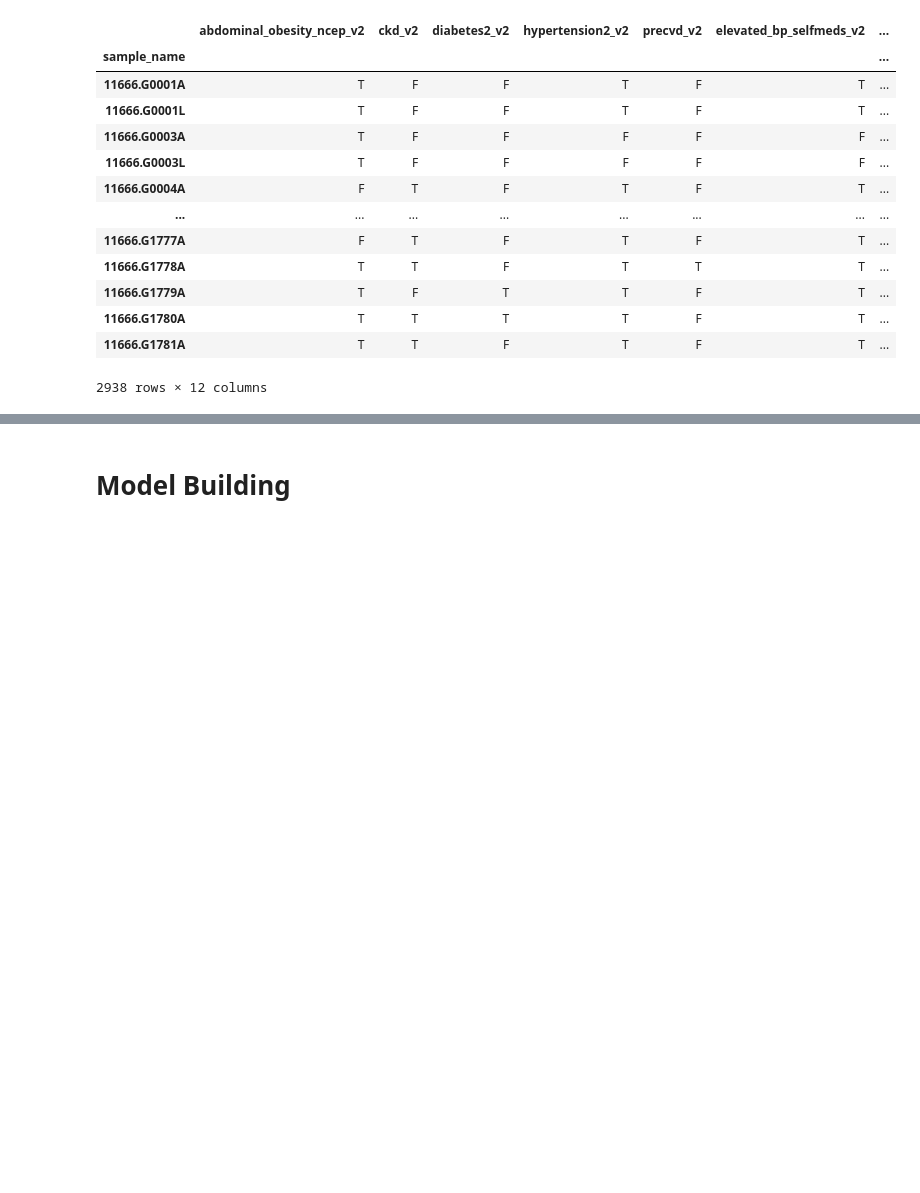
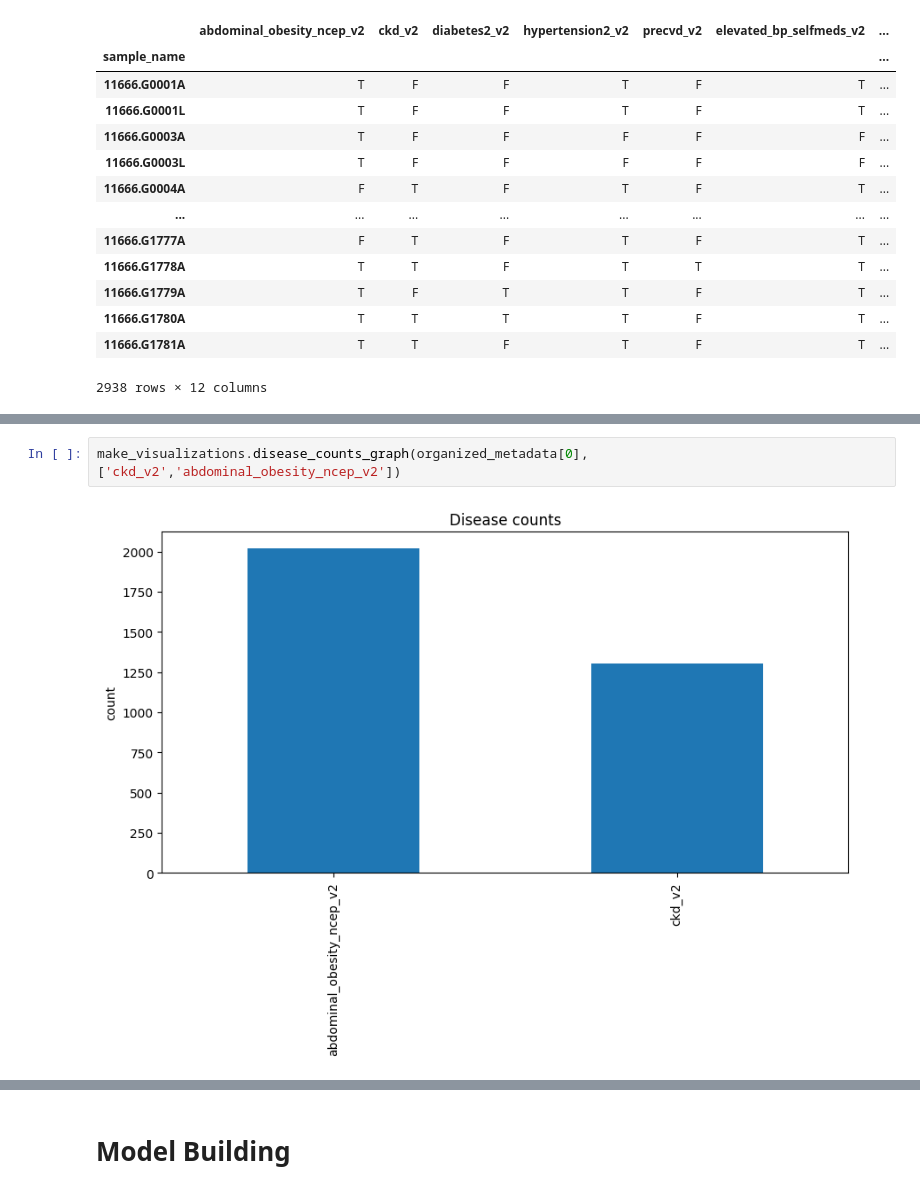
Before and after one commit to Amandoj/DSC180-Q2-Project, a Jupyter notebook: analysis.ipynb, the cells around one changed output, grey strips where cells are left out. Cells and saved outputs as stored; diff of their text form; blank space fills up the shorter version.

```diff
--- a/analysis.ipynb
+++ b/analysis.ipynb
@@ -97,0 +107,4 @@ organized_metadata[1]
+# %%
+make_visualizations.disease_counts_graph(organized_metadata[0], ['ckd_v2','abdominal_obesity_ncep_v2'])
+# %% [output]
+[figure, added]
```
Also changed, not shown: parts of 8 cells of this notebook, 3 other files.
